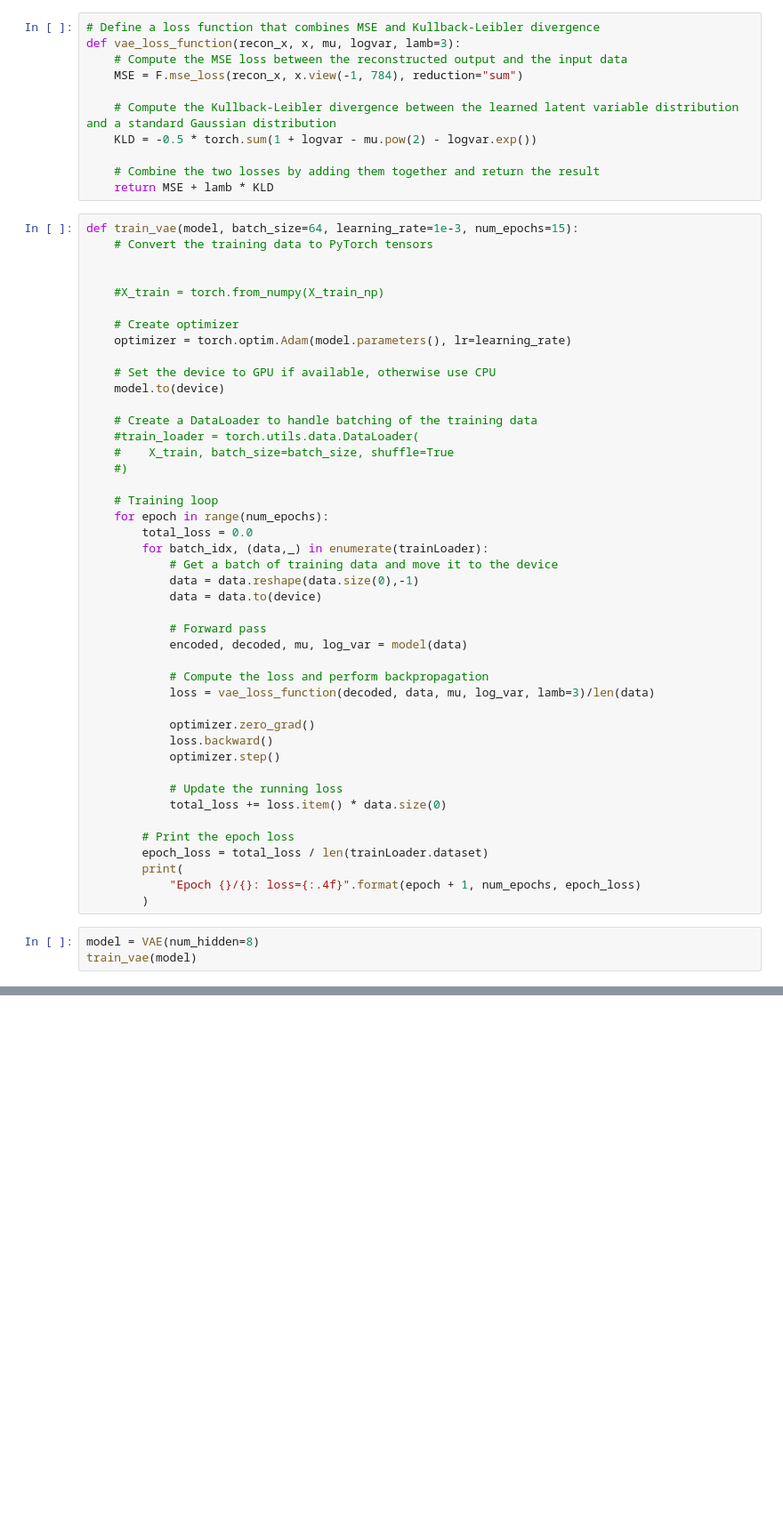
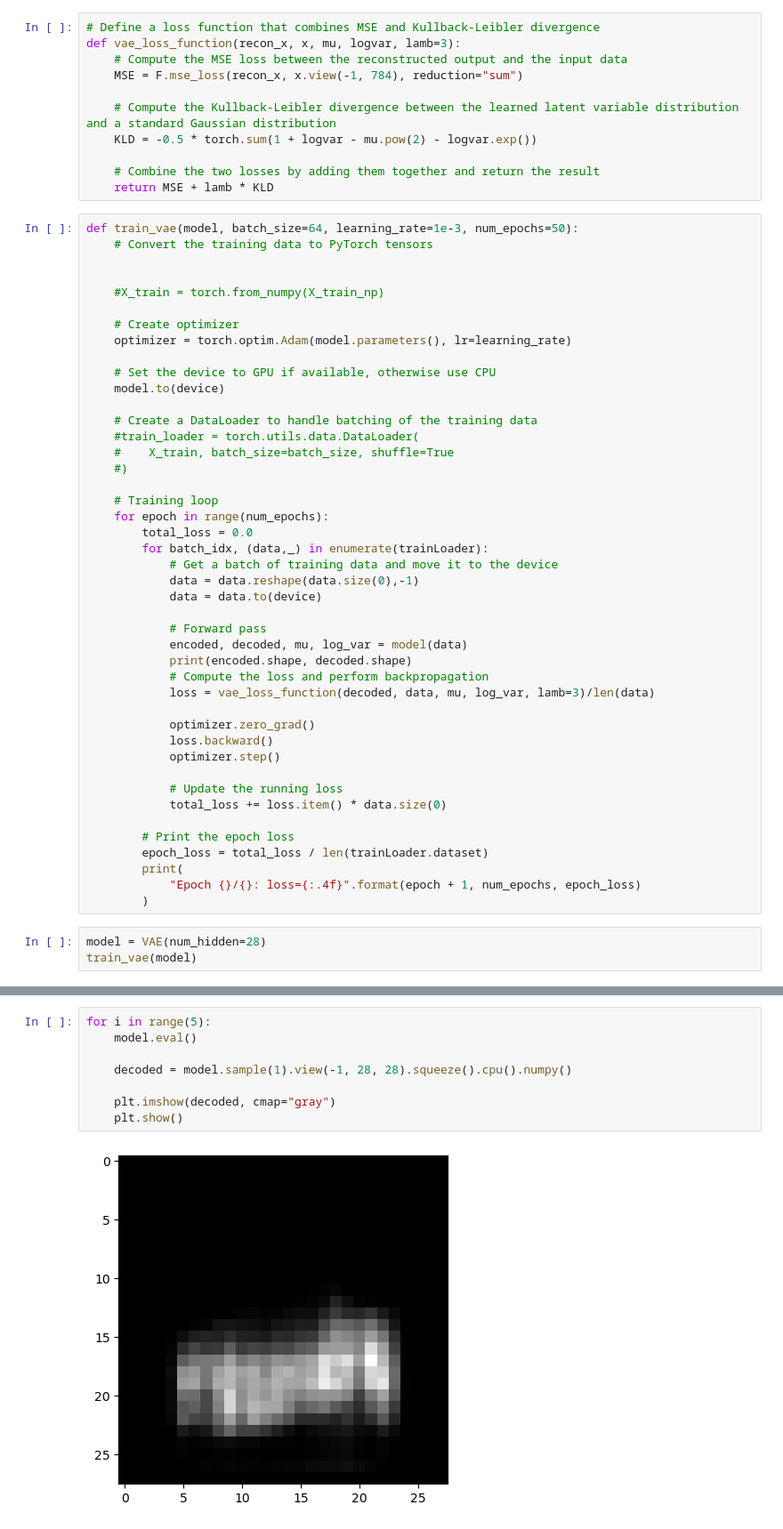
Before and after one commit to Dopo0/Project-deep-unsupervised-learning, a Jupyter notebook: VAEs.ipynb, the cells around one changed output, grey strips where cells are left out. Shown at 89% size. Drawn from its saved outputs; the diff is of its cells as text; blank space fills up the shorter version.

```diff
--- a/VAEs.ipynb
+++ b/VAEs.ipynb
@@ -150,7 +141,7 @@ def vae_loss_function(recon_x, x, mu, logvar, lamb=3):
     # Combine the two losses by adding them together and return the result
     return MSE + lamb * KLD
 # %%
-def train_vae(model, batch_size=64, learning_rate=1e-3, num_epochs=15):
+def train_vae(model, batch_size=64, learning_rate=1e-3, num_epochs=50):
     # Convert the training data to PyTorch tensors
 
 
@@ -177,7 +168,7 @@ def train_vae(model, batch_size=64, learning_rate=1e-3, num_epochs=15):
 
             # Forward pass
             encoded, decoded, mu, log_var = model(data)
-
+            print(encoded.shape, decoded.shape)
             # Compute the loss and perform backpropagation
             loss = vae_loss_function(decoded, data, mu, log_var, lamb=3)/len(data)
 
@@ -194,6 +185,6 @@ def train_vae(model, batch_size=64, learning_rate=1e-3, num_epochs=15):
             "Epoch {}/{}: loss={:.4f}".format(epoch + 1, num_epochs, epoch_loss)
         )
 # %%
-model = VAE(num_hidden=8)
+model = VAE(num_hidden=28)
 train_vae(model)
 # %% [output]
@@ -223,0 +217,10 @@ plt.show()
+# %%
+for i in range(5):
+    model.eval()
+
+    decoded = model.sample(1).view(-1, 28, 28).squeeze().cpu().numpy()
+
+    plt.imshow(decoded, cmap="gray")
+    plt.show()
+# %% [output]
+[figure, added]
```
Also changed, not shown: parts of 4 cells of this notebook.
